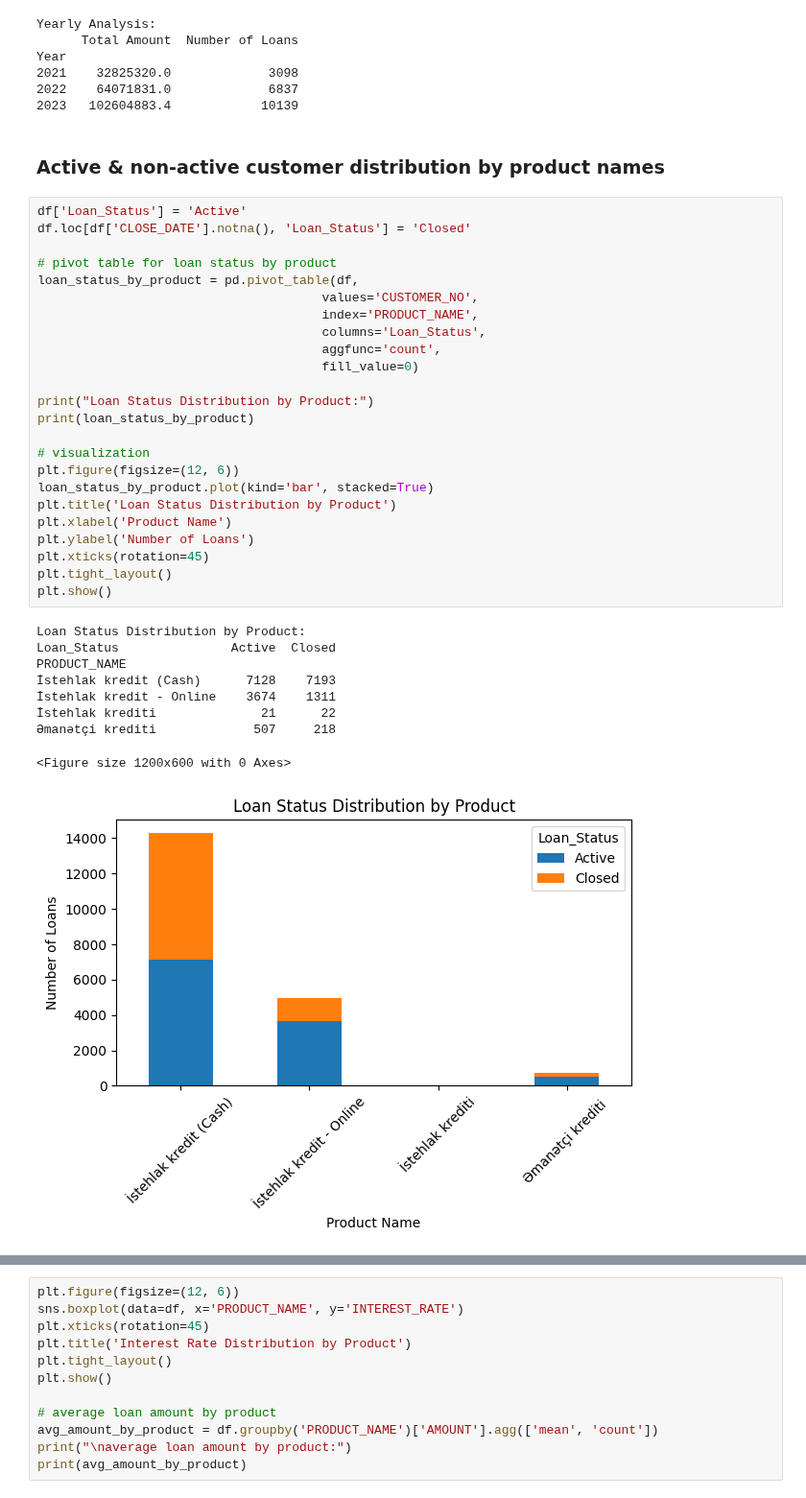
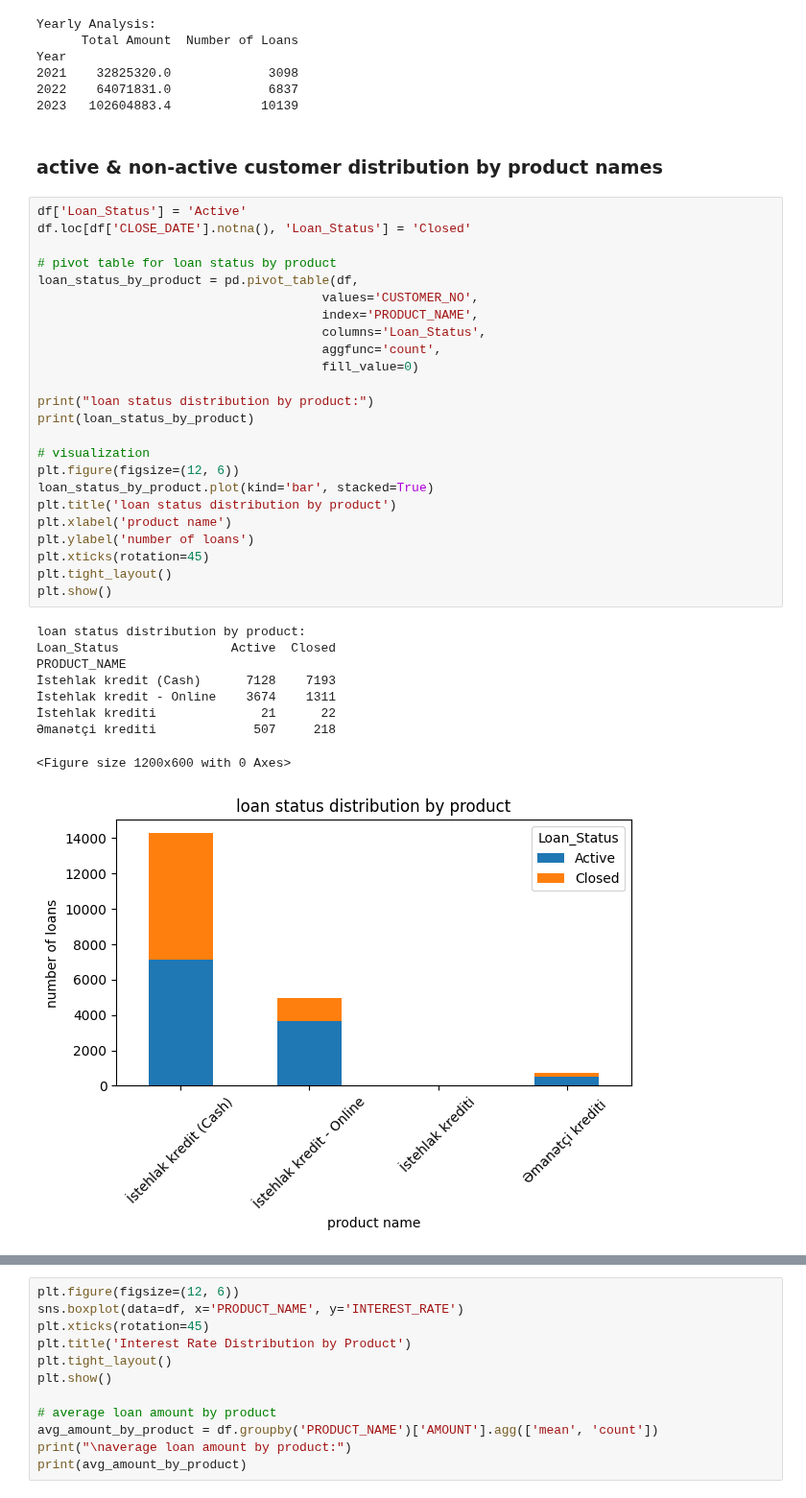
Before and after one commit to Ismat-Samadov/yelo_DataAnalyst, a Jupyter notebook: Data Analyst Technical Assignment.ipynb, the cells around one changed output, grey strips where cells are left out. Shown at 96% size. Drawn from its saved outputs; the diff is of its cells as text.

```diff
--- a/Data Analyst Technical Assignment.ipynb
+++ b/Data Analyst Technical Assignment.ipynb
@@ -435,39 +435,39 @@ Year
 2022    64071831.0             6837
 2023   102604883.4            10139
 # %% [markdown]
-### Active & non-active customer distribution by product names
+### active & non-active customer distribution by product names
 # %%
 df['Loan_Status'] = 'Active'
 df.loc[df['CLOSE_DATE'].notna(), 'Loan_Status'] = 'Closed'
 
 # pivot table for loan status by product
 loan_status_by_product = pd.pivot_table(df,
                                       values='CUSTOMER_NO',
                                       index='PRODUCT_NAME',
                                       columns='Loan_Status',
                                       aggfunc='count',
                                       fill_value=0)
 
-print("Loan Status Distribution by Product:")
+print("loan status distribution by product:")
 print(loan_status_by_product)
 
 # visualization
 plt.figure(figsize=(12, 6))
 loan_status_by_product.plot(kind='bar', stacked=True)
-plt.title('Loan Status Distribution by Product')
-plt.xlabel('Product Name')
-plt.ylabel('Number of Loans')
+plt.title('loan status distribution by product')
+plt.xlabel('product name')
+plt.ylabel('number of loans')
 plt.xticks(rotation=45)
 plt.tight_layout()
 plt.show()
 # %% [output]
-Loan Status Distribution by Product:
+loan status distribution by product:
 Loan_Status               Active  Closed
 PRODUCT_NAME
 İstehlak kredit (Cash)      7128    7193
 İstehlak kredit - Online    3674    1311
 İstehlak krediti              21      22
 Əmanətçi krediti             507     218
 <Figure size 1200x600 with 0 Axes>
-[figure, old version]
+[figure, new version]
 # %% [markdown]
```
Also changed, not shown: parts of 2 cells of this notebook.
